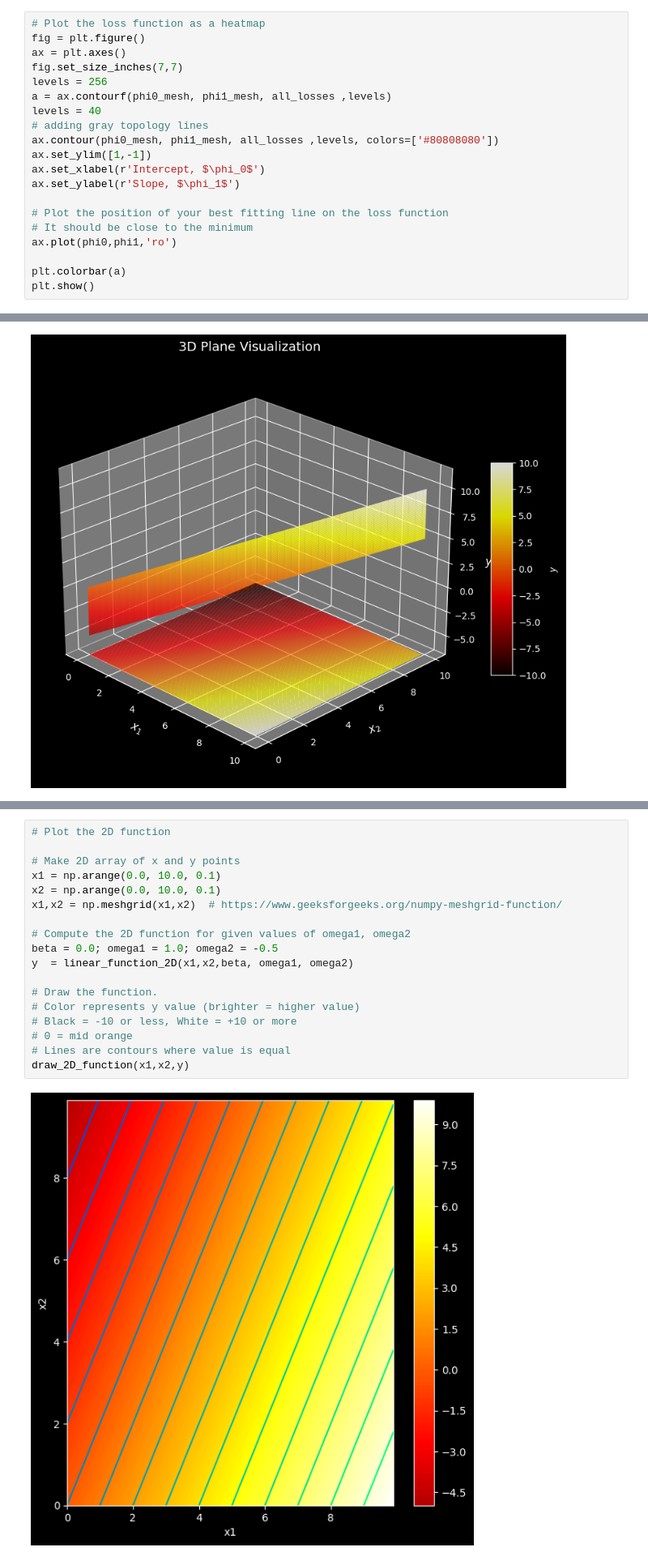
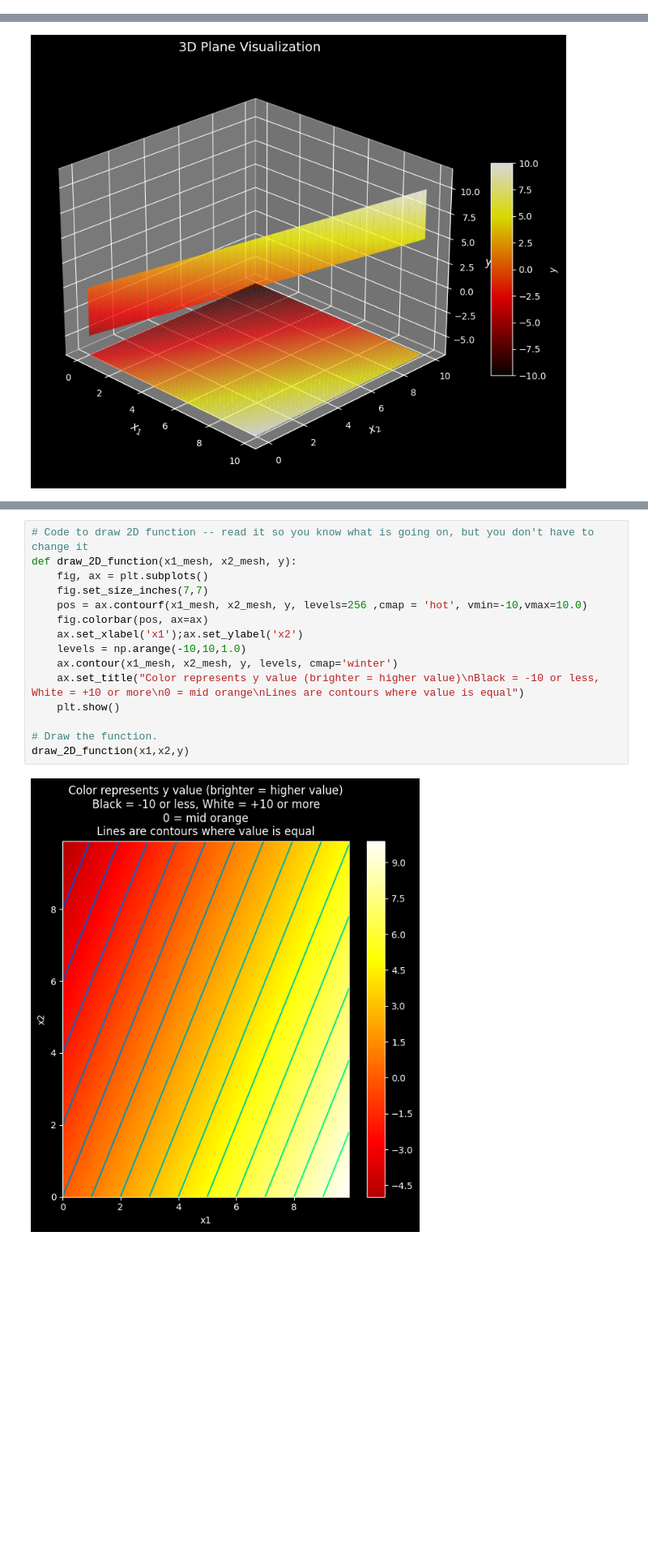
Before and after one commit to fahadsultan/csc372, a Jupyter notebook: linearregression.ipynb, the cells around one changed output, grey strips where cells are left out. Shown at 81% size. Cells and saved outputs as stored; diff of their text form; blank space fills up the shorter version.

```diff
--- a/linearregression.ipynb
+++ b/linearregression.ipynb
@@ -181,20 +202,0 @@ for indices,temp in np.ndenumerate(phi1_mesh):
-# %%
-# Plot the loss function as a heatmap
-fig = plt.figure()
-ax = plt.axes()
-fig.set_size_inches(7,7)
-levels = 256
-a = ax.contourf(phi0_mesh, phi1_mesh, all_losses ,levels)
-levels = 40
-# adding gray topology lines
-ax.contour(phi0_mesh, phi1_mesh, all_losses ,levels, colors=['#80808080'])
-ax.set_ylim([1,-1])
-ax.set_xlabel(r'Intercept, $\phi_0$')
-ax.set_ylabel(r'Slope, $\phi_1$')
-
-# Plot the position of your best fitting line on the loss function
-# It should be close to the minimum
-ax.plot(phi0,phi1,'ro')
-
-plt.colorbar(a)
-plt.show()
@@ -265,20 +339,17 @@ draw_3D_function(x1, x2, y)
 # %%
-# Plot the 2D function
-
-# Make 2D array of x and y points
-x1 = np.arange(0.0, 10.0, 0.1)
-x2 = np.arange(0.0, 10.0, 0.1)
-x1,x2 = np.meshgrid(x1,x2)  # https://www.geeksforgeeks.org/numpy-meshgrid-function/
-
-# Compute the 2D function for given values of omega1, omega2
-beta = 0.0; omega1 = 1.0; omega2 = -0.5
-y  = linear_function_2D(x1,x2,beta, omega1, omega2)
+# Code to draw 2D function -- read it so you know what is going on, but you don't have to change it
+def draw_2D_function(x1_mesh, x2_mesh, y):
+    fig, ax = plt.subplots()
+    fig.set_size_inches(7,7)
+    pos = ax.contourf(x1_mesh, x2_mesh, y, levels=256 ,cmap = 'hot', vmin=-10,vmax=10.0)
+    fig.colorbar(pos, ax=ax)
+    ax.set_xlabel('x1');ax.set_ylabel('x2')
+    levels = np.arange(-10,10,1.0)
+    ax.contour(x1_mesh, x2_mesh, y, levels, cmap='winter')
+    ax.set_title("Color represents y value (brighter = higher value)\nBlack = -10 or less, White = +10 or more\n0 = mid orange\nLines are contours where value is equal")
+    plt.show()
 
 # Draw the function.
-# Color represents y value (brighter = higher value)
-# Black = -10 or less, White = +10 or more
-# 0 = mid orange
-# Lines are contours where value is equal
 draw_2D_function(x1,x2,y)
 # %% [output]
-[figure, old version]
+[figure, new version]
```
Also changed, not shown: parts of 26 cells of this notebook, 14 other files.
